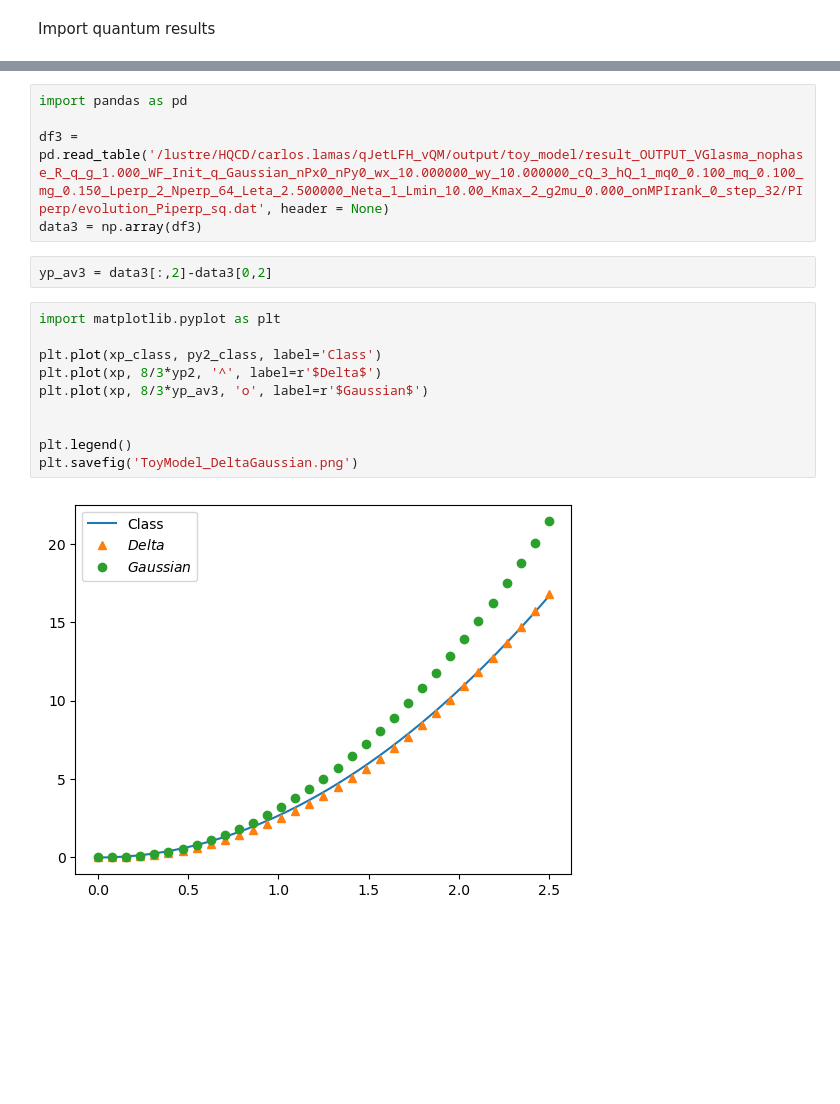
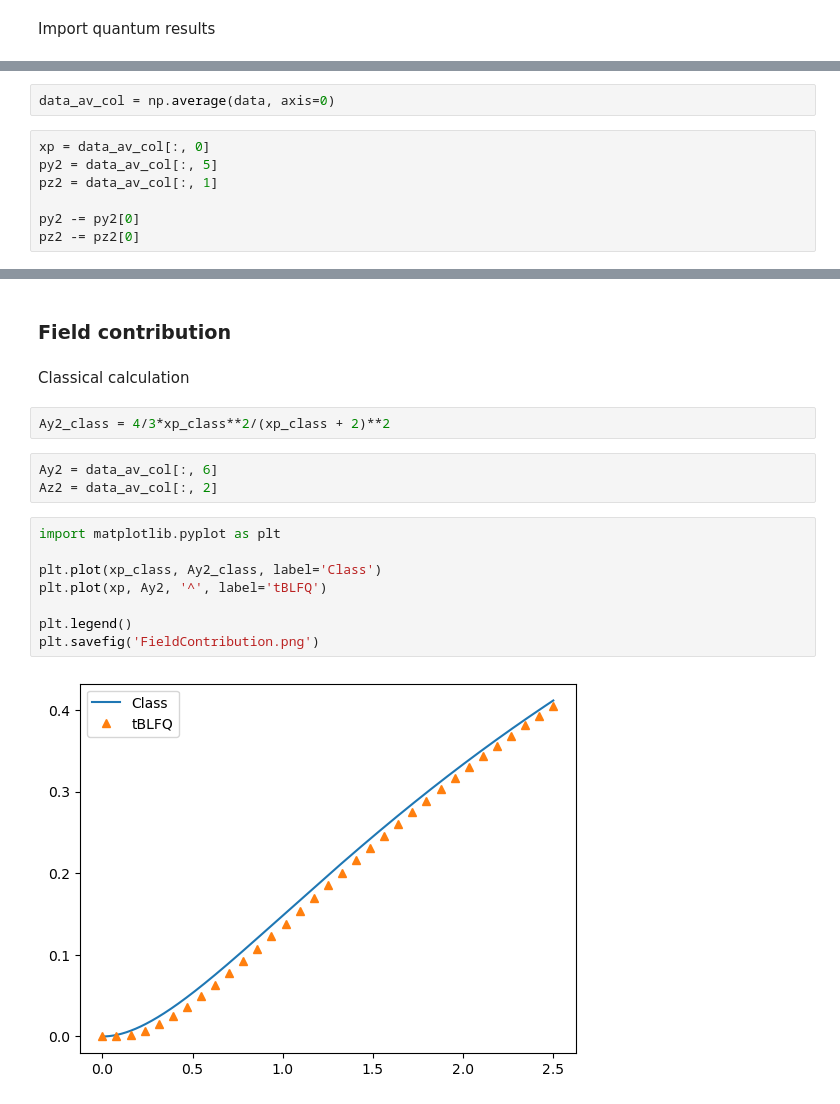
Before and after one commit to avramescudana/curraun, a Jupyter notebook: SimpleTest/results.ipynb, the cells around one changed output, grey strips where cells are left out. Saved outputs shown, nothing was run; the diff lists cells and outputs as text; blank space fills up the shorter version.

```diff
--- a/SimpleTest/results.ipynb
+++ b/SimpleTest/results.ipynb
@@ -54,0 +36,9 @@ pkin -= pkin[0]
+# %%
+data_av_col = np.average(data, axis=0)
+# %%
+xp = data_av_col[:, 0]
+py2 = data_av_col[:, 5]
+pz2 = data_av_col[:, 1]
+
+py2 -= py2[0]
+pz2 -= pz2[0]
@@ -98,19 +57,19 @@ plt.savefig('Color_Comparison.png')
-# %%
-import pandas as pd
-
-df3 = pd.read_table('/lustre/HQCD/carlos.lamas/qJetLFH_vQM/output/toy_model/result_OUTPUT_VGlasma_nophase_R_q_g_1.000_WF_Init_q_Gaussian_nPx0_nPy0_wx_10.000000_wy_10.000000_cQ_3_hQ_1_mq0_0.100_mq_0.100_mg_0.150_Lperp_2_Nperp_64_Leta_2.500000_Neta_1_Lmin_10.00_Kmax_2_g2mu_0.000_onMPIrank_0_step_32/PIperp/evolution_Piperp_sq.dat', header = None)
-data3 = np.array(df3)
-# %%
-yp_av3 = data3[:,2]-data3[0,2]
+# %% [markdown]
+### Field contribution
+# %% [markdown]
+Classical calculation
+# %%
+Ay2_class = 4/3*xp_class**2/(xp_class + 2)**2
+# %%
+Ay2 = data_av_col[:, 6]
+Az2 = data_av_col[:, 2]
 # %%
 import matplotlib.pyplot as plt
 
-plt.plot(xp_class, py2_class, label='Class')
-plt.plot(xp, 8/3*yp2, '^', label=r'$Delta$')
-plt.plot(xp, 8/3*yp_av3, 'o', label=r'$Gaussian$')
-
+plt.plot(xp_class, Ay2_class, label='Class')
+plt.plot(xp, Ay2, '^', label='tBLFQ')
 
 plt.legend()
-plt.savefig('ToyModel_DeltaGaussian.png')
+plt.savefig('FieldContribution.png')
 # %% [output]
-[figure, old version]
+[figure, new version]
```
Also changed, not shown: parts of 16 cells of this notebook, 9 other files.
